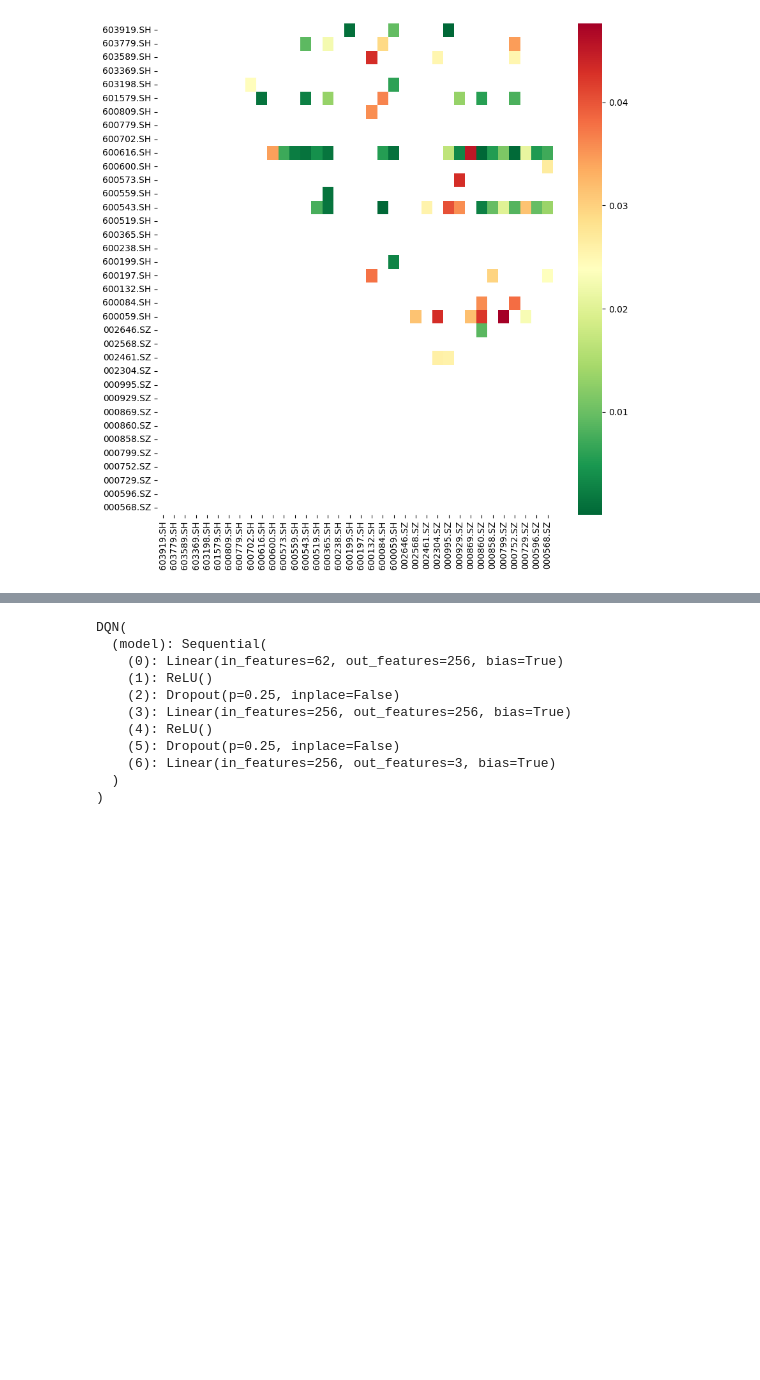
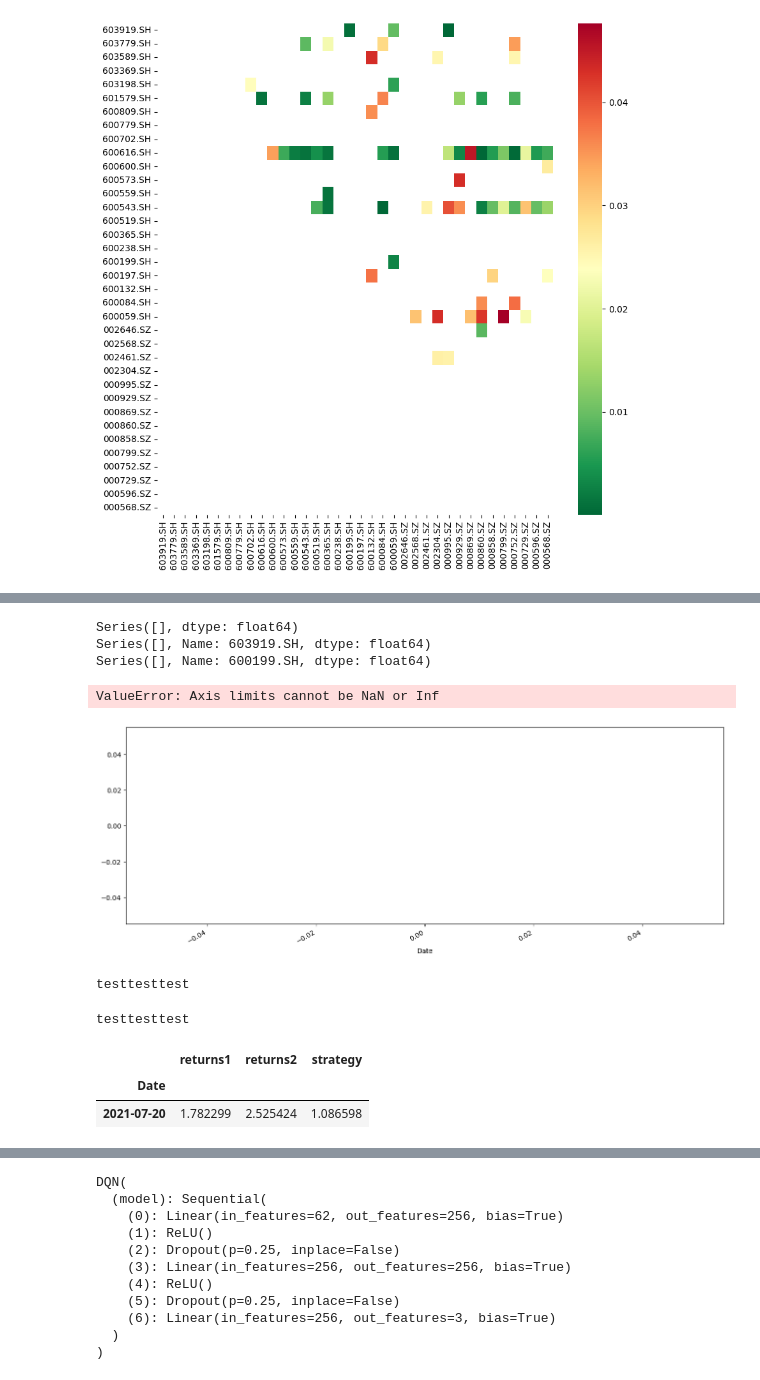
Before and after one commit to waikho/MADS_Capstone, a Jupyter notebook: RL/Pair_Trading_DQN.ipynb, the cells around one changed output, grey strips where cells are left out. Drawn from its saved outputs; the diff is of its cells as text; code cells hidden in the pictures; blank space fills up the shorter version.

```diff
--- a/RL/Pair_Trading_DQN.ipynb
+++ b/RL/Pair_Trading_DQN.ipynb
@@ -132,0 +485,3 @@ test_envs = envs[train_size:]
+# %%
+#shorter df for the immediate last year
+testdf = df[list(pairs[0])].iloc[-244:].dropna()
@@ -132,0 +505,3 @@ test_envs = envs[train_size:]
+# %%
+#test instance
+testinst = StockTradingEnvironment(testdf.copy(), 60, 5)
@@ -132,0 +540,22 @@ test_envs = envs[train_size:]
+# %%
+testinst.render()
+# %% [output]
+Series([], dtype: float64)
+Series([], Name: 603919.SH, dtype: float64)
+Series([], Name: 600199.SH, dtype: float64)
+ValueError: Axis limits cannot be NaN or Inf
+[figure, added]
+# %%
+testinst.test()
+# %% [output]
+testtesttest
+# %%
+testinst.test()
+# %% [output]
+testtesttest
+# %%
+testinst.trade(testdf)
+# %% [output]
+|  | returns1 | returns2 | strategy |
+| Date |  |  |  |
+| 2021-07-20 | 1.782299 | 2.525424 | 1.086598 |
```
Also changed, not shown: parts of 36 cells of this notebook, 2 other files.
